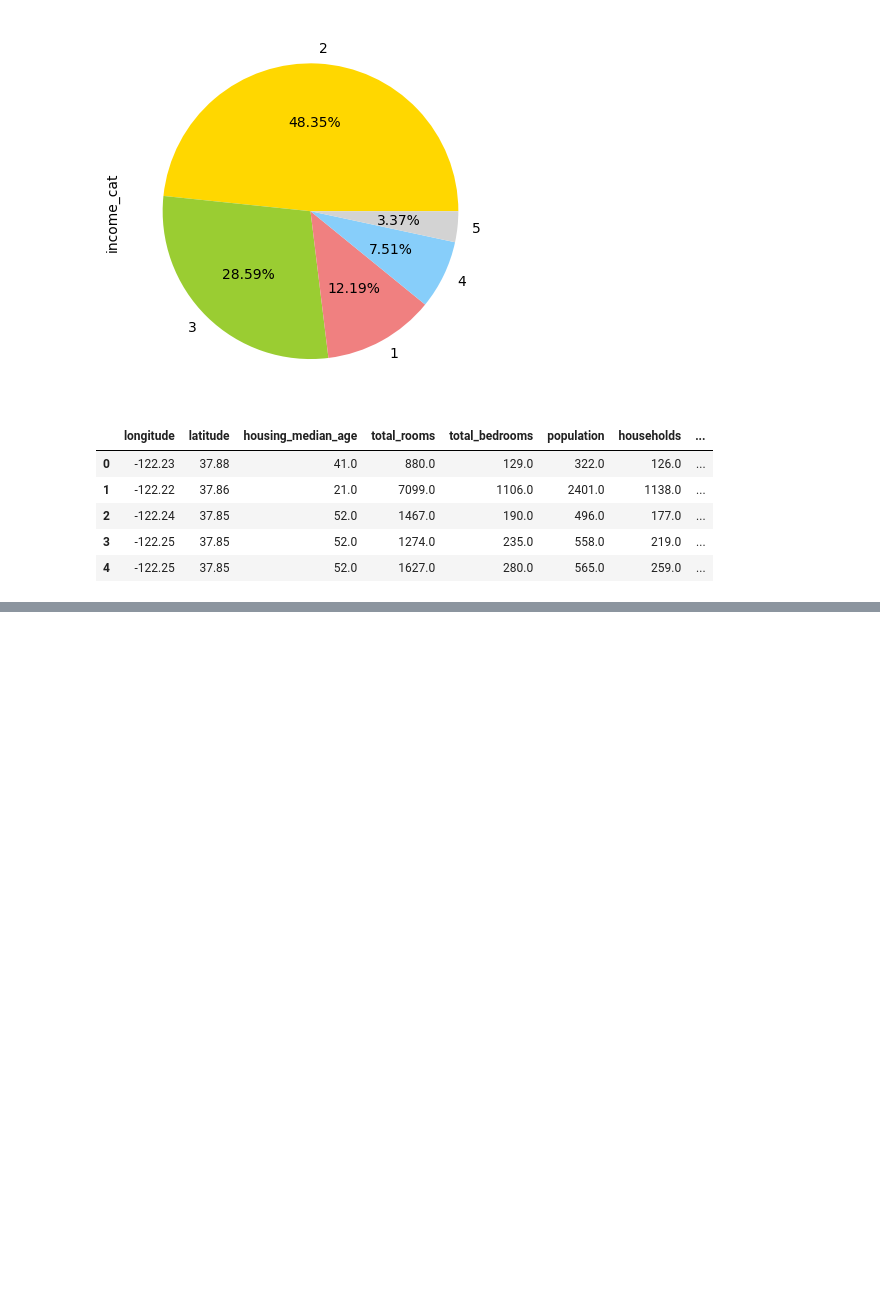
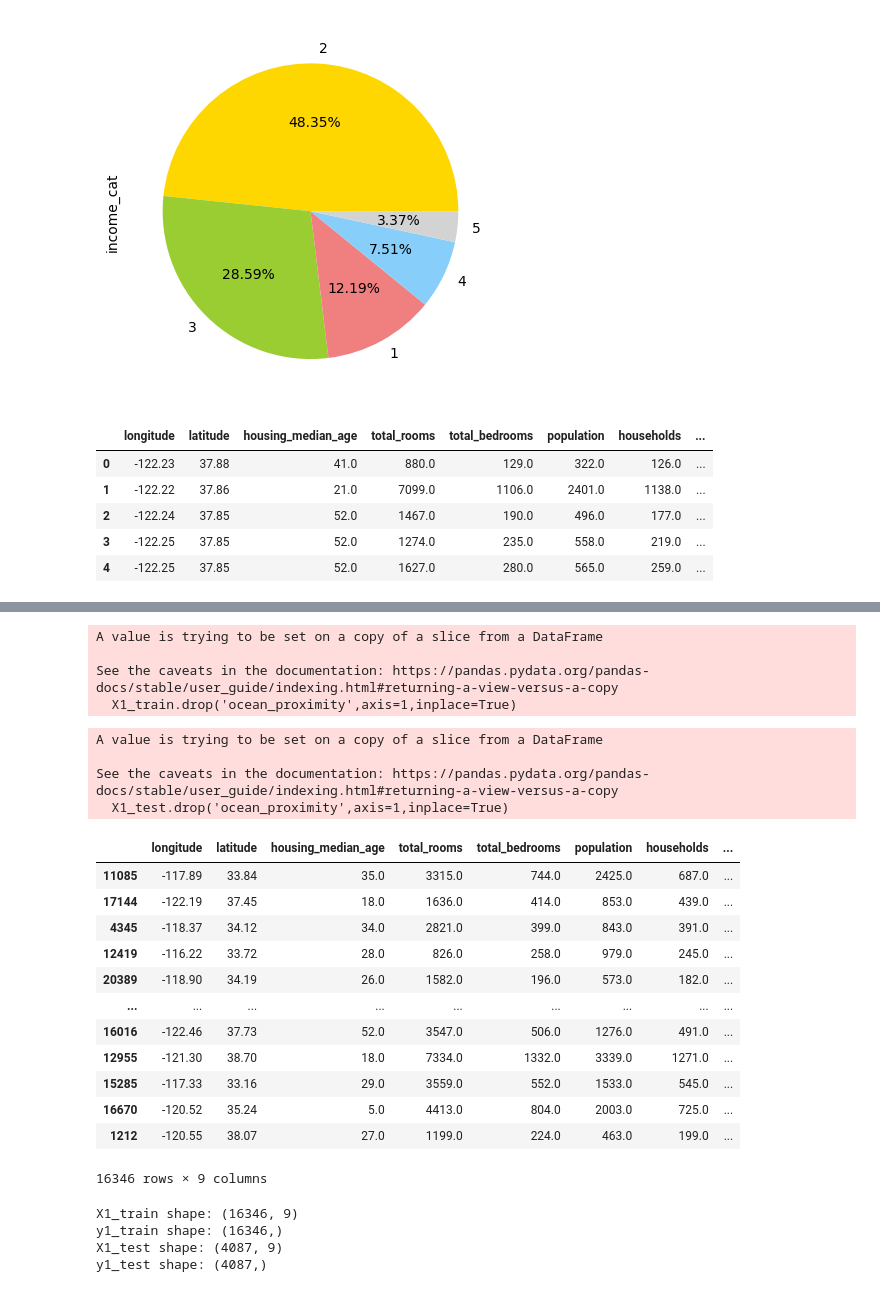
Before and after one commit to Nupur-043/ML-projects, a Jupyter notebook: Housing price prediction model.ipynb, the cells around one changed output, grey strips where cells are left out. Saved outputs shown, nothing was run; the diff lists cells and outputs as text; code cells hidden in the pictures; blank space fills up the shorter version.

Commit message:
The california housing price prediction done

```diff
--- a/Housing price prediction model.ipynb
+++ b/Housing price prediction model.ipynb
@@ -582,0 +606,30 @@ X1_test.shape
+# %%
+X1_train.drop('ocean_proximity',axis=1,inplace=True)
+# %% [output]
+A value is trying to be set on a copy of a slice from a DataFrame
+
+See the caveats in the documentation: https://pandas.pydata.org/pandas-docs/stable/user_guide/indexing.html#returning-a-view-versus-a-copy
+  X1_train.drop('ocean_proximity',axis=1,inplace=True)
+# %%
+X1_test.drop('ocean_proximity',axis=1,inplace=True)
+# %% [output]
+A value is trying to be set on a copy of a slice from a DataFrame
+
+See the caveats in the documentation: https://pandas.pydata.org/pandas-docs/stable/user_guide/indexing.html#returning-a-view-versus-a-copy
+  X1_test.drop('ocean_proximity',axis=1,inplace=True)
+# %%
+X1_train
+# %% [output]
+|  | longitude | latitude | housing_median_age | total_rooms | total_bedrooms | population | households | ... |
+| 11085 | -117.89 | 33.84 | 35.0 | 3315.0 | 744.0 | 2425.0 | 687.0 | ... |
+| 17144 | -122.19 | 37.45 | 18.0 | 1636.0 | 414.0 | 853.0 | 439.0 | ... |
+| 4345 | -118.37 | 34.12 | 34.0 | 2821.0 | 399.0 | 843.0 | 391.0 | ... |
+| 12419 | -116.22 | 33.72 | 28.0 | 826.0 | 258.0 | 979.0 | 245.0 | ... |
+| 20389 | -118.90 | 34.19 | 26.0 | 1582.0 | 196.0 | 573.0 | 182.0 | ... |
+| ... | ... | ... | ... | ... | ... | ... | ... | ... |
+| 16016 | -122.46 | 37.73 | 52.0 | 3547.0 | 506.0 | 1276.0 | 491.0 | ... |
+| 12955 | -121.30 | 38.70 | 18.0 | 7334.0 | 1332.0 | 3339.0 | 1271.0 | ... |
+| 15285 | -117.33 | 33.16 | 29.0 | 3559.0 | 552.0 | 1533.0 | 545.0 | ... |
+| 16670 | -120.52 | 35.24 | 5.0 | 4413.0 | 804.0 | 2003.0 | 725.0 | ... |
+| 1212 | -120.55 | 38.07 | 27.0 | 1199.0 | 224.0 | 463.0 | 199.0 | ... |
+16346 rows × 9 columns
@@ -582,0 +671,10 @@ X1_test.shape
+# %%
+print(f"X1_train shape: {X1_train.shape}")
+print(f"y1_train shape: {y1_train.shape}")
+print(f"X1_test shape: {X1_test.shape}")
+print(f"y1_test shape: {y1_test.shape}")
+# %% [output]
+X1_train shape: (16346, 9)
+y1_train shape: (16346,)
+X1_test shape: (4087, 9)
+y1_test shape: (4087,)
```
Also changed, not shown: parts of 34 cells of this notebook, 1 other file.
